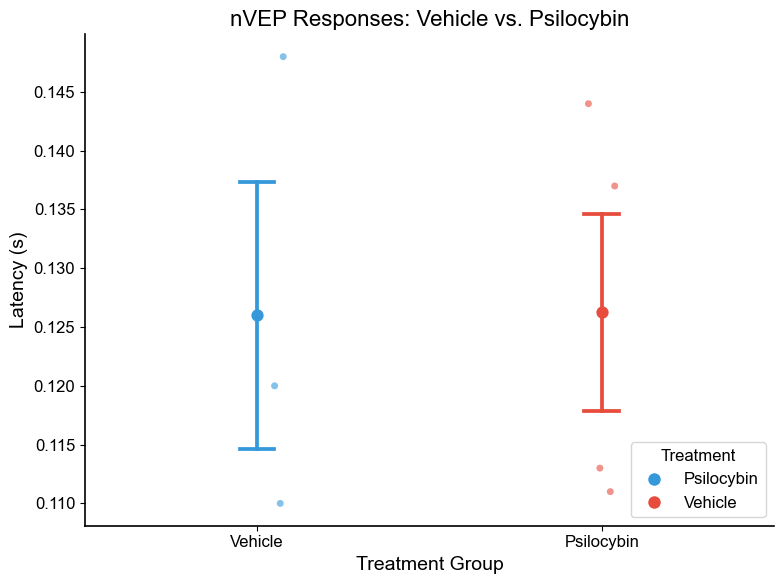
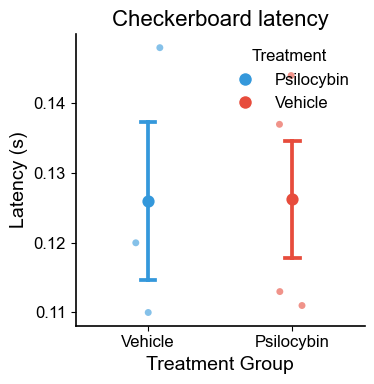
Unified diff of the notebook cell whose output changed from the first chart to the second:
--- before
+++ after
@@ -1,3 +1,3 @@
-fig, ax = plt.subplots(figsize=(8, 6))
+fig, ax = plt.subplots(figsize=(4, 4))
 
 # 2. Background Scatter Plot (Raw Data)
@@ -39,5 +39,5 @@
 
 # Attach the legend to the axis
-ax.legend(handles=legend_handles, title='Treatment', loc='lower right', frameon=True)
+ax.legend(handles=legend_handles, title='Treatment', loc='upper right', frameon= False)
 
 
@@ -46,5 +46,5 @@
 
 # Polish the labels and title
-plt.title('nVEP Responses: Vehicle vs. Psilocybin')
+plt.title('Checkerboard latency')
 plt.tight_layout()
 

Commit: plot fixing + requirements addition